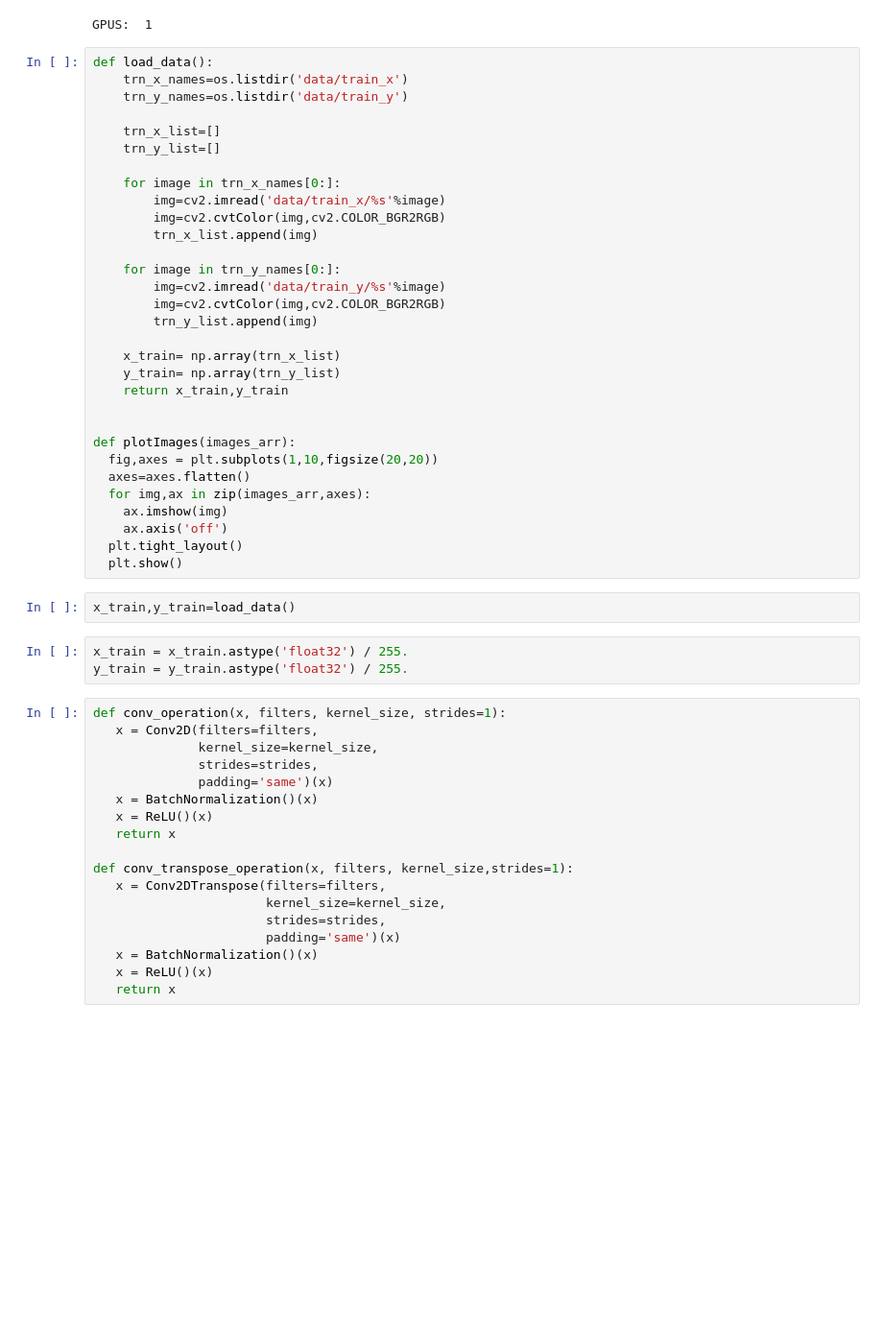
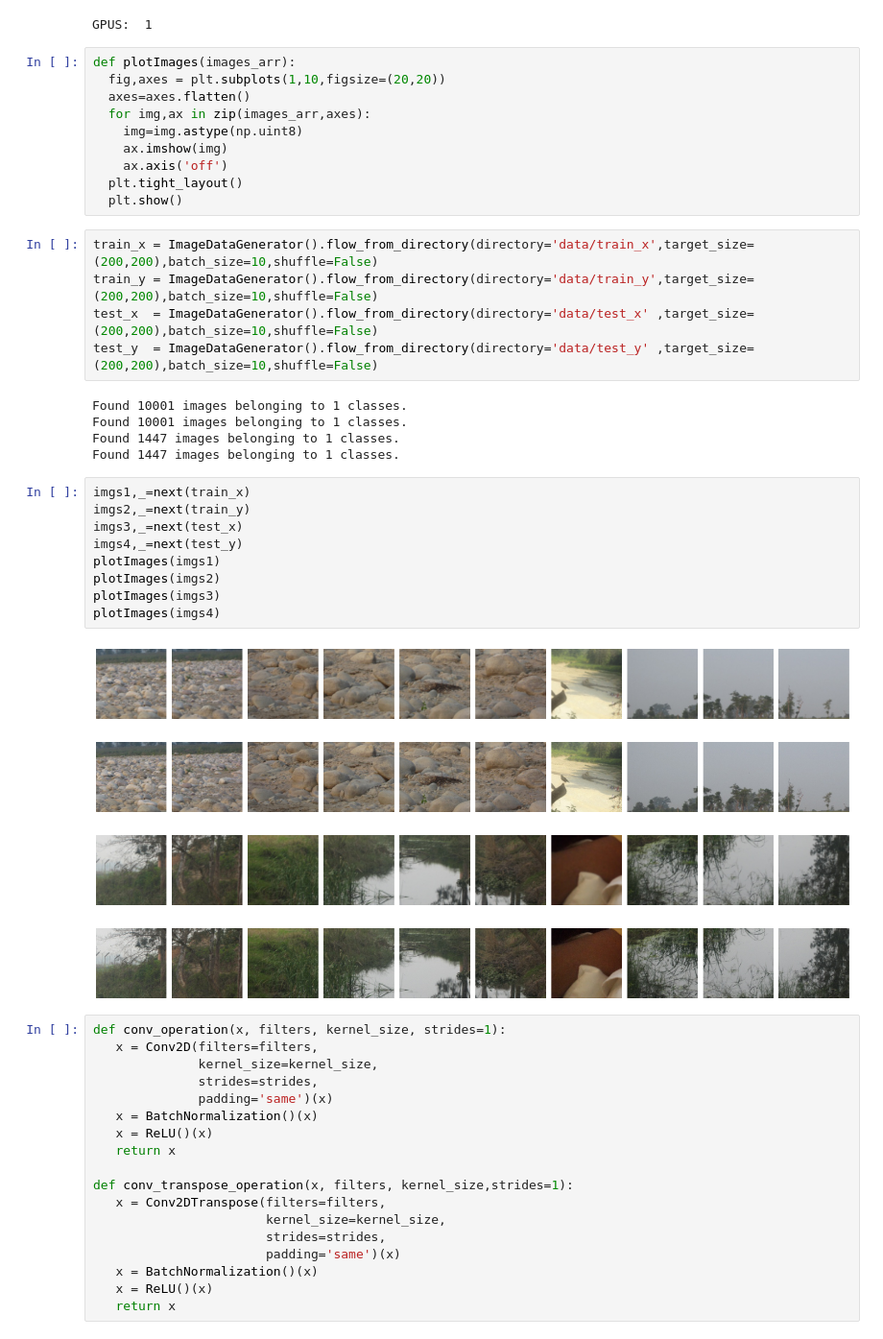
Before and after one commit to AryanSethi/No-Blur, a Jupyter notebook: UNet_deblurring_architecture.ipynb, the cells around one changed output. Shown at 96% size. Drawn from its saved outputs; the diff is of its cells as text; blank space fills up the shorter version.

Commit message:
'plotImages' issue resolved. Now ready for the functional model to be defined

```diff
--- a/UNet_deblurring_architecture.ipynb
+++ b/UNet_deblurring_architecture.ipynb
@@ -19,41 +20,39 @@ tf.config.experimental.set_memory_growth(devices[0],True)
 # %% [output]
 GPUS:  1
 # %%
-def load_data():
-    trn_x_names=os.listdir('data/train_x')
-    trn_y_names=os.listdir('data/train_y')
-
-    trn_x_list=[]
-    trn_y_list=[]
-
-    for image in trn_x_names[0:]:
-        img=cv2.imread('data/train_x/%s'%image)
-        img=cv2.cvtColor(img,cv2.COLOR_BGR2RGB)
-        trn_x_list.append(img)
-
-    for image in trn_y_names[0:]:
-        img=cv2.imread('data/train_y/%s'%image)
-        img=cv2.cvtColor(img,cv2.COLOR_BGR2RGB)
-        trn_y_list.append(img)
-
-    x_train= np.array(trn_x_list)
-    y_train= np.array(trn_y_list)
-    return x_train,y_train
-
-
 def plotImages(images_arr):
-  fig,axes = plt.subplots(1,10,figsize(20,20))
+  fig,axes = plt.subplots(1,10,figsize=(20,20))
   axes=axes.flatten()
   for img,ax in zip(images_arr,axes):
+    img=img.astype(np.uint8)
     ax.imshow(img)
     ax.axis('off')
   plt.tight_layout()
   plt.show()
-# %%
-x_train,y_train=load_data()
-# %%
-x_train = x_train.astype('float32') / 255.
-y_train = y_train.astype('float32') / 255.
+# %%
+train_x = ImageDataGenerator().flow_from_directory(directory='data/train_x',target_size=(200,200),batch_size=10,shuffle=False)
+train_y = ImageDataGenerator().flow_from_directory(directory='data/train_y',target_size=(200,200),batch_size=10,shuffle=False)
+test_x  = ImageDataGenerator().flow_from_directory(directory='data/test_x' ,target_size=(200,200),batch_size=10,shuffle=False)
+test_y  = ImageDataGenerator().flow_from_directory(directory='data/test_y' ,target_size=(200,200),batch_size=10,shuffle=False)
+# %% [output]
+Found 10001 images belonging to 1 classes.
+Found 10001 images belonging to 1 classes.
+Found 1447 images belonging to 1 classes.
+Found 1447 images belonging to 1 classes.
+# %%
+imgs1,_=next(train_x)
+imgs2,_=next(train_y)
+imgs3,_=next(test_x)
+imgs4,_=next(test_y)
+plotImages(imgs1)
+plotImages(imgs2)
+plotImages(imgs3)
+plotImages(imgs4)
+# %% [output]
+[figure, added]
+[figure, added]
+[figure, added]
+[figure, added]
 # %%
 def conv_operation(x, filters, kernel_size, strides=1):
    x = Conv2D(filters=filters,
```
Also changed, not shown: parts of 1 cell of this notebook.
